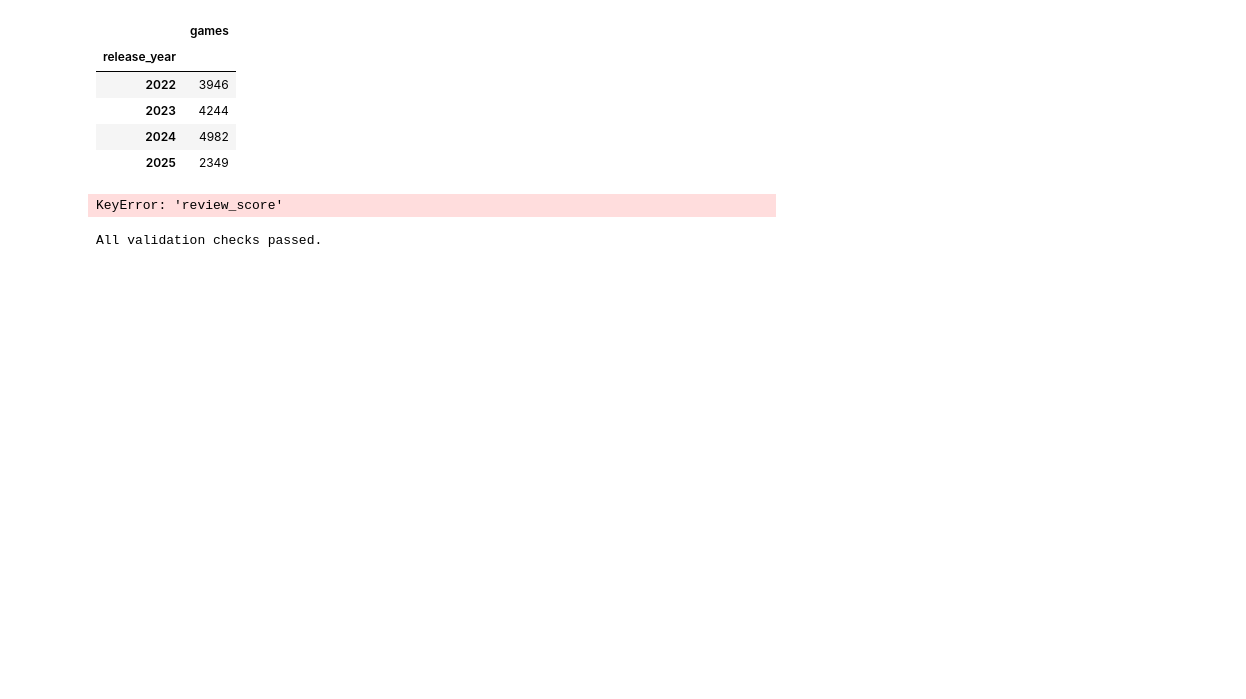
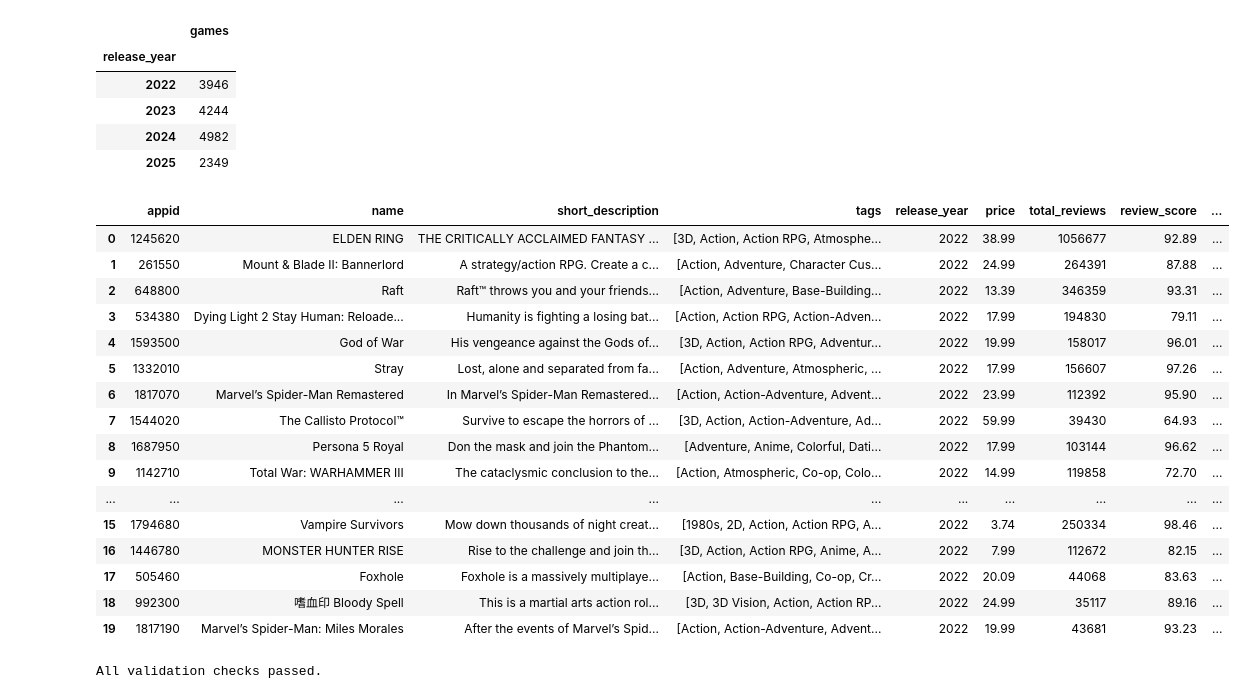
Before and after one commit to IRCSS/Steam-Data-Analyzer, a Jupyter notebook: notebooks/bakeout_condenseJson.ipynb, the cells around one changed output. Cells and saved outputs as stored; diff of their text form; code cells hidden in the pictures; blank space fills up the shorter version.

```diff
--- a/notebooks/bakeout_condenseJson.ipynb
+++ b/notebooks/bakeout_condenseJson.ipynb
@@ -224,7 +224,7 @@ OUTPUT_COLUMNS = [
     "release_year",
     "price",
     "total_reviews",
-    "total_reviews",
+    "review_score",
     "estimated_revenue",
     "revenue_rank_in_year",
     "qualifying_games_in_year",
@@ -234,34 +234,50 @@ OUTPUT_COLUMNS = [
 app_games = (
     compact_games[OUTPUT_COLUMNS]
     .sort_values(
         [
             "release_year",
             "revenue_rank_in_year"
         ]
     )
     .reset_index(drop=True)
 )
 
 # Reduce unnecessary decimal noise
 app_games["price"] = (
     app_games["price"]
     .round(2)
 )
 
 app_games["estimated_revenue"] = (
     app_games["estimated_revenue"]
     .round()
     .astype("int64")
 )
 
 app_games["review_score"] = (
     app_games["review_score"]
     .round(2)
 )
 
 display(app_games.head(20))
 # %% [output]
-KeyError: 'review_score'
+|  | appid | name | short_description | tags | release_year | price | total_reviews | review_score | ... |
+| 0 | 1245620 | ELDEN RING | THE CRITICALLY ACCLAIMED FANTASY ... | [3D, Action, Action RPG, Atmosphe... | 2022 | 38.99 | 1056677 | 92.89 | ... |
+| 1 | 261550 | Mount & Blade II: Bannerlord | A strategy/action RPG. Create a c... | [Action, Adventure, Character Cus... | 2022 | 24.99 | 264391 | 87.88 | ... |
+| 2 | 648800 | Raft | Raft™ throws you and your friends... | [Action, Adventure, Base-Building... | 2022 | 13.39 | 346359 | 93.31 | ... |
+| 3 | 534380 | Dying Light 2 Stay Human: Reloade... | Humanity is fighting a losing bat... | [Action, Action RPG, Action-Adven... | 2022 | 17.99 | 194830 | 79.11 | ... |
+| 4 | 1593500 | God of War | His vengeance against the Gods of... | [3D, Action, Action RPG, Adventur... | 2022 | 19.99 | 158017 | 96.01 | ... |
+| 5 | 1332010 | Stray | Lost, alone and separated from fa... | [Action, Adventure, Atmospheric, ... | 2022 | 17.99 | 156607 | 97.26 | ... |
+| 6 | 1817070 | Marvel’s Spider-Man Remastered | In Marvel’s Spider-Man Remastered... | [Action, Action-Adventure, Advent... | 2022 | 23.99 | 112392 | 95.90 | ... |
+| 7 | 1544020 | The Callisto Protocol™ | Survive to escape the horrors of ... | [3D, Action, Action-Adventure, Ad... | 2022 | 59.99 | 39430 | 64.93 | ... |
+| 8 | 1687950 | Persona 5 Royal | Don the mask and join the Phantom... | [Adventure, Anime, Colorful, Dati... | 2022 | 17.99 | 103144 | 96.62 | ... |
+| 9 | 1142710 | Total War: WARHAMMER III | The cataclysmic conclusion to the... | [Action, Atmospheric, Co-op, Colo... | 2022 | 14.99 | 119858 | 72.70 | ... |
+| ... | ... | ... | ... | ... | ... | ... | ... | ... | ... |
+| 15 | 1794680 | Vampire Survivors | Mow down thousands of night creat... | [1980s, 2D, Action, Action RPG, A... | 2022 | 3.74 | 250334 | 98.46 | ... |
+| 16 | 1446780 | MONSTER HUNTER RISE | Rise to the challenge and join th... | [3D, Action, Action RPG, Anime, A... | 2022 | 7.99 | 112672 | 82.15 | ... |
+| 17 | 505460 | Foxhole | Foxhole is a massively multiplaye... | [Action, Base-Building, Co-op, Cr... | 2022 | 20.09 | 44068 | 83.63 | ... |
+| 18 | 992300 | 嗜血印 Bloody Spell | This is a martial arts action rol... | [3D, 3D Vision, Action, Action RP... | 2022 | 24.99 | 35117 | 89.16 | ... |
+| 19 | 1817190 | Marvel’s Spider-Man: Miles Morales | After the events of Marvel’s Spid... | [Action, Action-Adventure, Advent... | 2022 | 19.99 | 43681 | 93.23 | ... |
 # %%
 assert app_games["appid"].notna().all()
 assert app_games["appid"].is_unique
```
Also changed, not shown: parts of 1 cell of this notebook, 2 other files.
